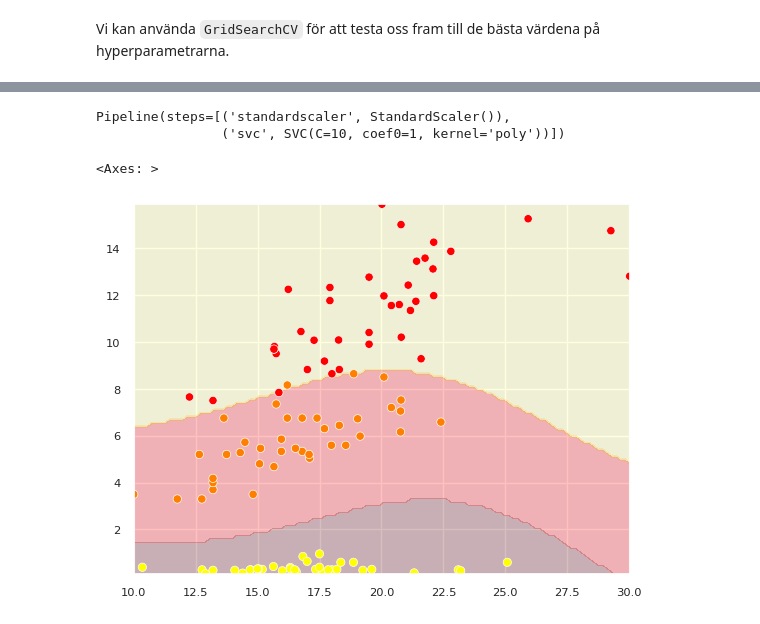
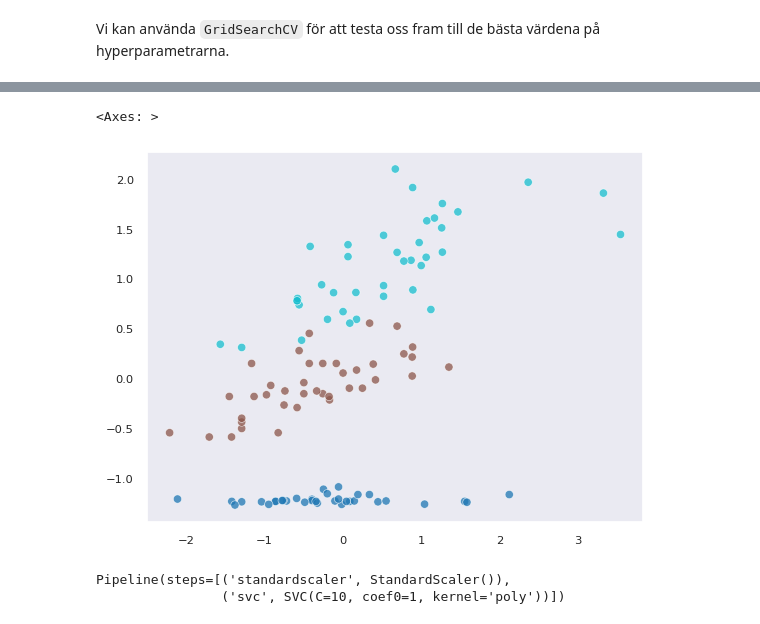
Before and after one commit to AntonioPrgomet/ds24_ml, a Jupyter notebook: l5/svm.ipynb, the cells around one changed output, grey strips where cells are left out. Drawn from its saved outputs; the diff is of its cells as text; code cells hidden in the pictures.

```diff
--- a/l5/svm.ipynb
+++ b/l5/svm.ipynb
@@ -235,3 +235,8 @@ X_train, X_test, y_train, y_test = train_test_split(X_areas, y_iris, random_stat
+# %%
+sns.scatterplot(x=X_train[:, 0], y=X_train[:, 1], c=y_train, cmap=plt.get_cmap("tab10"), alpha=.75)
+# %% [output]
+<Axes: >
+[figure, added]
 # %%
 poly_kernel_clf.fit(X_train, y_train)
 # %% [output]
@@ -244,7 +244,0 @@ y_pred = poly_kernel_clf.predict(xxyy).reshape(xx.shape)
-# %%
-cmap = "hot"
-plt.contourf(xx, yy, y_pred, levels=3, cmap=cmap, alpha=.25)
-sns.scatterplot(x=X_train[:, 0], y=X_train[:, 1], c=y_train, cmap="autumn_r")
-# %% [output]
-<Axes: >
-[figure, removed]
```
Also changed, not shown: parts of 41 cells of this notebook, 2 other files.
